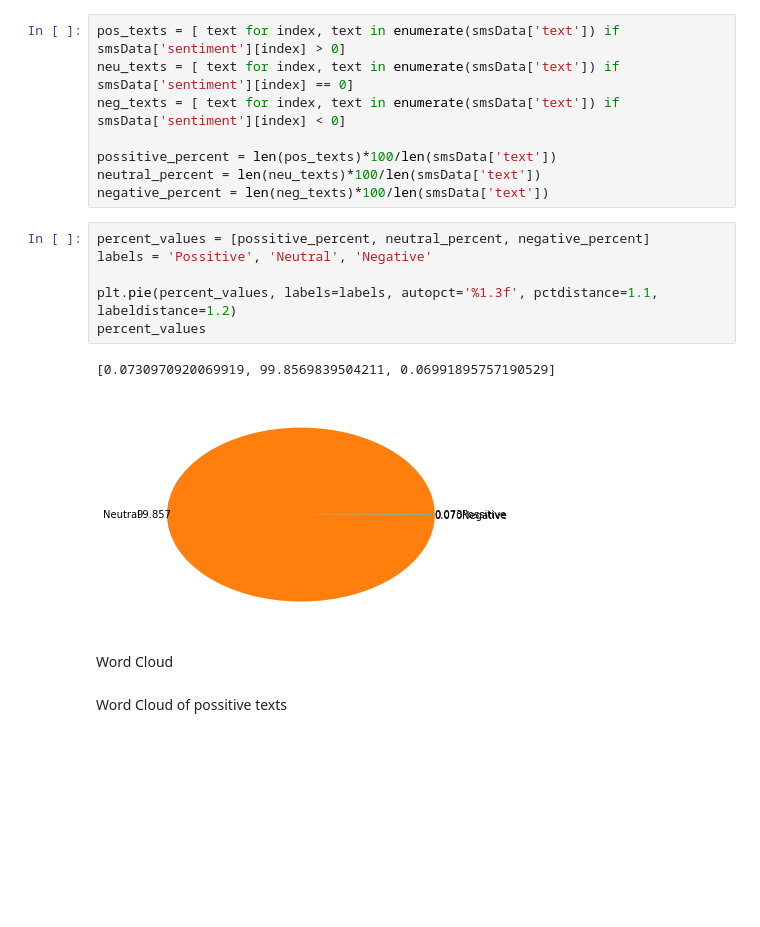
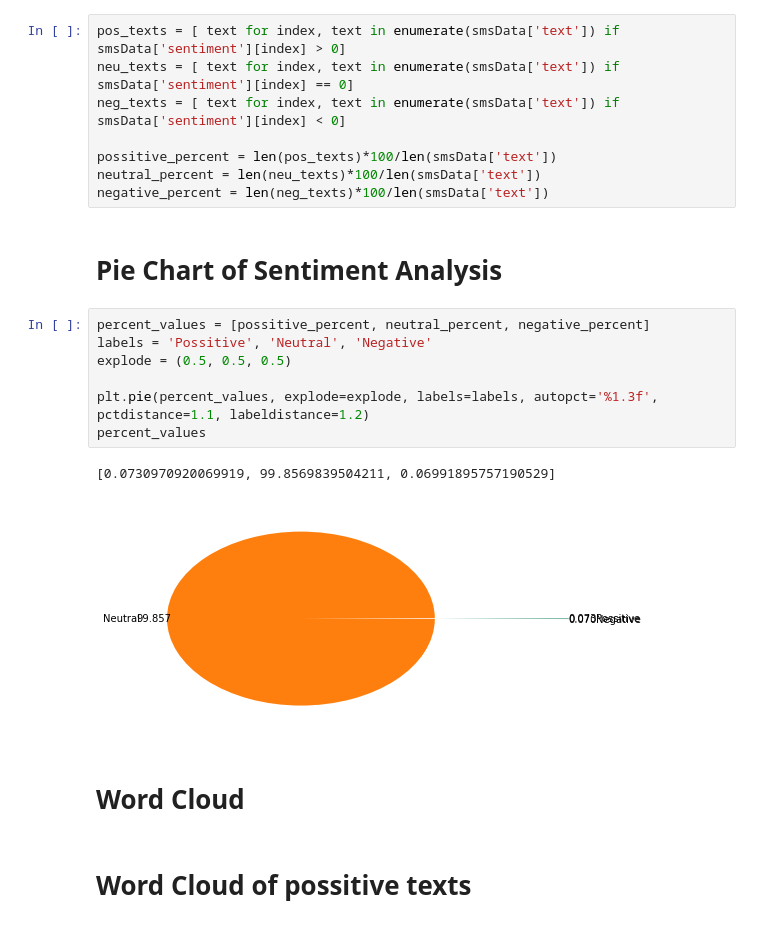
Before and after one commit to sangee1301/Kaggle-NUS-SMS-corpus, a Jupyter notebook: Analysis on Mandarin.ipynb, the cells around one changed output. Saved outputs shown, nothing was run; the diff lists cells and outputs as text; blank space fills up the shorter version.

```diff
--- a/Analysis on Mandarin.ipynb
+++ b/Analysis on Mandarin.ipynb
@@ -379,19 +400,22 @@ neg_texts = [ text for index, text in enumerate(smsData['text']) if smsData['sen
 possitive_percent = len(pos_texts)*100/len(smsData['text'])
 neutral_percent = len(neu_texts)*100/len(smsData['text'])
 negative_percent = len(neg_texts)*100/len(smsData['text'])
+# %% [markdown]
+# Pie Chart of Sentiment Analysis
 # %%
 percent_values = [possitive_percent, neutral_percent, negative_percent]
 labels = 'Possitive', 'Neutral', 'Negative'
+explode = (0.5, 0.5, 0.5)
 
-plt.pie(percent_values, labels=labels, autopct='%1.3f', pctdistance=1.1, labeldistance=1.2)
+plt.pie(percent_values, explode=explode, labels=labels, autopct='%1.3f', pctdistance=1.1, labeldistance=1.2)
 percent_values
 # %% [output]
 [0.0730970920069919, 99.8569839504211, 0.06991895757190529]
-[figure, old version]
+[figure, new version]
-# %% [markdown]
-Word Cloud
+# %% [markdown]
+# Word Cloud
 # %% [markdown]
-Word Cloud of possitive texts
+# Word Cloud of possitive texts
 # %%
 k= (' '.join(pos_texts))
 
```
Also changed, not shown: parts of 49 cells of this notebook.
